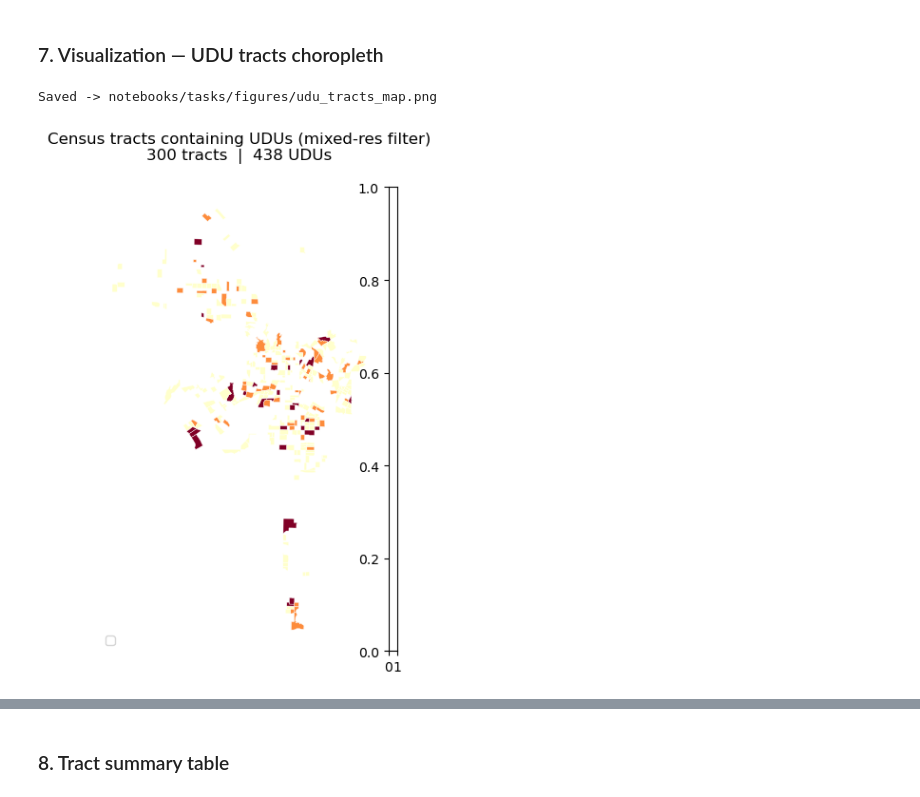
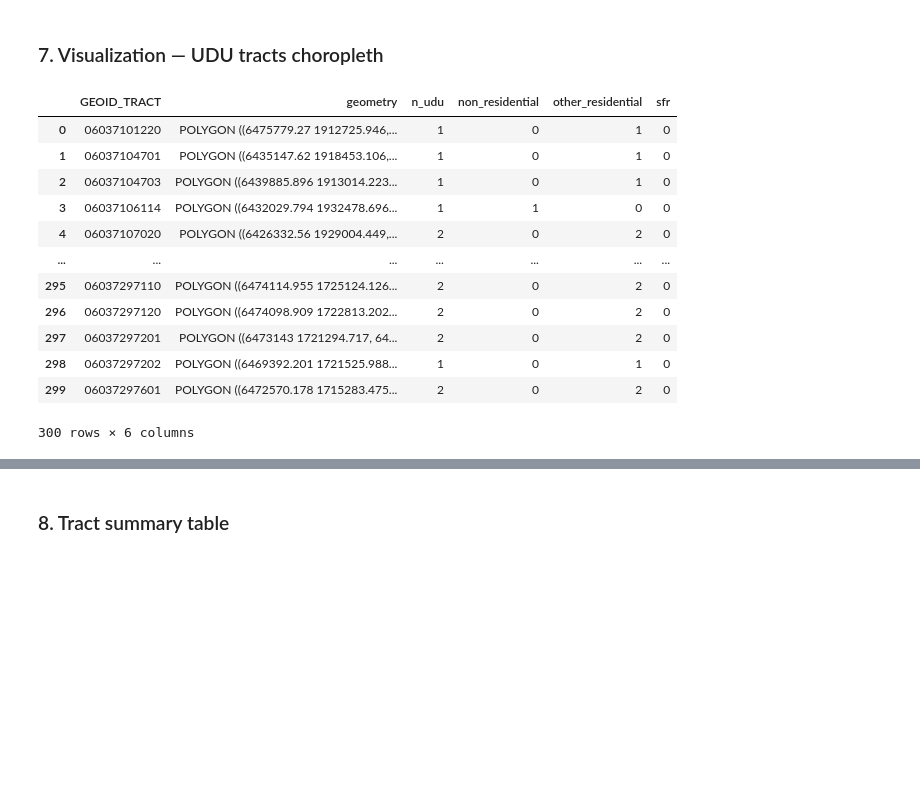
Before and after one commit to AdamSwietek/Hidden_Housing, a Jupyter notebook: notebooks/tasks/05_census_control.ipynb, the cells around one changed output, grey strips where cells are left out. Saved outputs shown, nothing was run; the diff lists cells and outputs as text; code cells hidden in the pictures; blank space fills up the shorter version.

```diff
--- a/notebooks/tasks/05_census_control.ipynb
+++ b/notebooks/tasks/05_census_control.ipynb
@@ -255,56 +338,18 @@ non_residential      19105
 # %% [markdown]
 ### 7. Visualization — UDU tracts choropleth
-# %%
-import matplotlib.pyplot as plt
-import matplotlib.ticker as mticker
-from mpl_toolkits.axes_grid1 import make_axes_locatable
-
-plot_tracts = udu_tracts.to_crs(UTM_CRS)
-
-fig, ax = plt.subplots(figsize=(5, 6))
-
-divider = make_axes_locatable(ax)
-cax     = divider.append_axes('right', size='3%', pad=0.1)
-
-plot_tracts.plot(
-    column='n_udu',
-    ax=ax,
-    cax=cax,
-    cmap='YlOrRd',
-    scheme='quantiles',
-    k=5,
-    legend=True,
-    legend_kwds={'title': 'UDU count\n(quintiles)', 'fmt': '{:.0f}'},
-    edgecolor='white',
-    linewidth=0.3,
-)
-
-# overlay UDU parcel centroids
-udu_pts_plot = (
-    udu_parcels[udu_parcels['AIN'].isin(
-        parcels_udu_tracts.loc[parcels_udu_tracts['is_udu'], 'AIN']
-    )]
-    .to_crs(UTM_CRS)
-)
-udu_pts_plot['geometry'] = udu_pts_plot.representative_point()
-# udu_pts_plot.plot(ax=ax, color='steelblue', markersize=10, zorder=3,
-#                   label='UDU parcel')
-
-ax.set_axis_off()
-ax.set_title(
-    f'Census tracts containing UDUs (mixed-res filter)\n'
-    f'{len(plot_tracts):,} tracts  |  {int(plot_tracts["n_udu"].sum()):,} UDUs',
-    fontsize=12, pad=10
-)
-ax.legend(loc='lower left', fontsize=9, framealpha=0.8)
-
-plt.tight_layout()
-
-FIG_PATH = 'notebooks/tasks/figures/udu_tracts_map.png'
-import os; os.makedirs(os.path.dirname(FIG_PATH), exist_ok=True)
-plt.savefig(FIG_PATH, dpi=150, bbox_inches='tight')
-print(f'Saved -> {FIG_PATH}')
-plt.show()
-# %% [output]
-Saved -> notebooks/tasks/figures/udu_tracts_map.png
-[figure, removed]
+# %%
+udu_tracts
+# %% [output]
+|  | GEOID_TRACT | geometry | n_udu | non_residential | other_residential | sfr |
+| 0 | 06037101220 | POLYGON ((6475779.27 1912725.946,... | 1 | 0 | 1 | 0 |
+| 1 | 06037104701 | POLYGON ((6435147.62 1918453.106,... | 1 | 0 | 1 | 0 |
+| 2 | 06037104703 | POLYGON ((6439885.896 1913014.223... | 1 | 0 | 1 | 0 |
+| 3 | 06037106114 | POLYGON ((6432029.794 1932478.696... | 1 | 1 | 0 | 0 |
+| 4 | 06037107020 | POLYGON ((6426332.56 1929004.449,... | 2 | 0 | 2 | 0 |
+| ... | ... | ... | ... | ... | ... | ... |
+| 295 | 06037297110 | POLYGON ((6474114.955 1725124.126... | 2 | 0 | 2 | 0 |
+| 296 | 06037297120 | POLYGON ((6474098.909 1722813.202... | 2 | 0 | 2 | 0 |
+| 297 | 06037297201 | POLYGON ((6473143 1721294.717, 64... | 2 | 0 | 2 | 0 |
+| 298 | 06037297202 | POLYGON ((6469392.201 1721525.988... | 1 | 0 | 1 | 0 |
+| 299 | 06037297601 | POLYGON ((6472570.178 1715283.475... | 2 | 0 | 2 | 0 |
+300 rows × 6 columns
```
Also changed, not shown: parts of 10 cells of this notebook, 2 other files.
